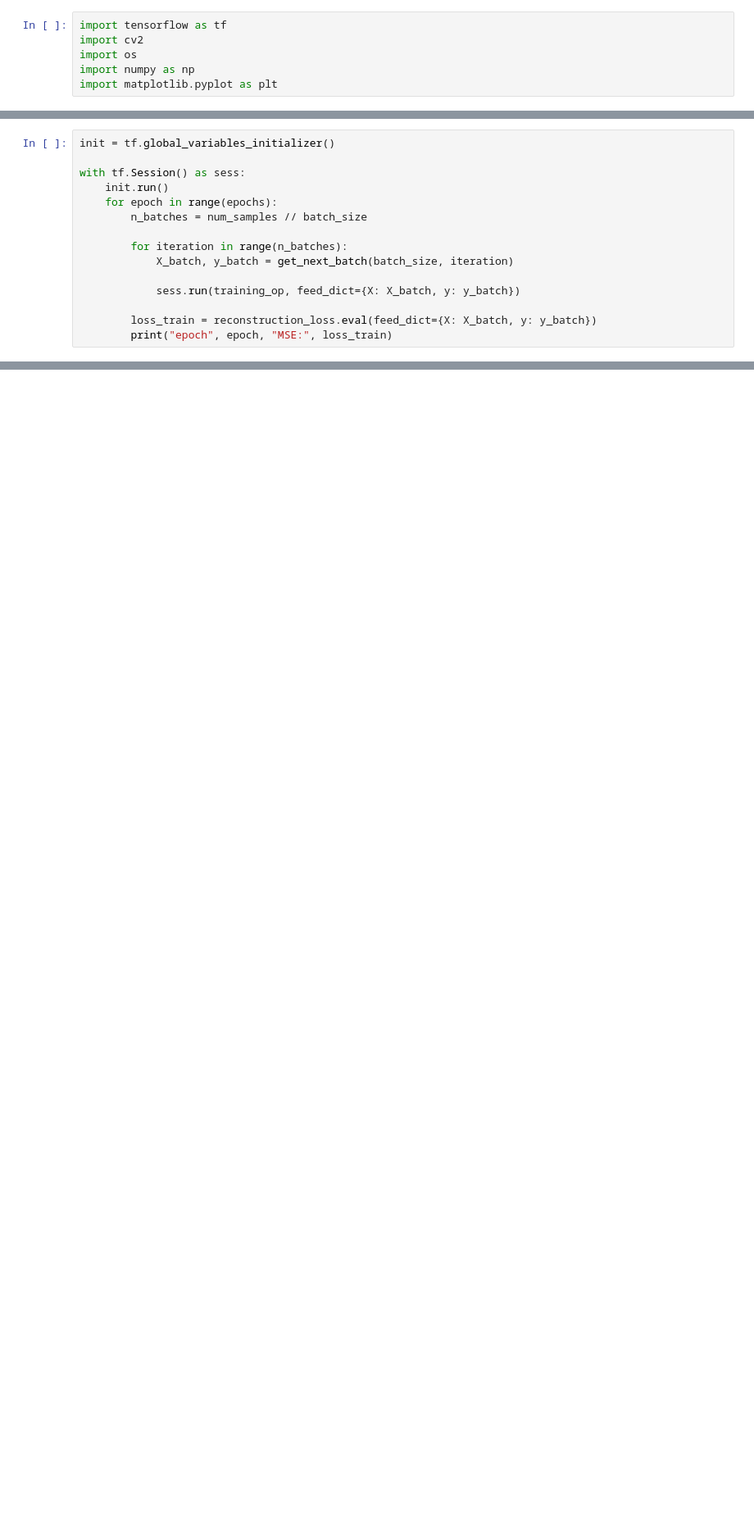
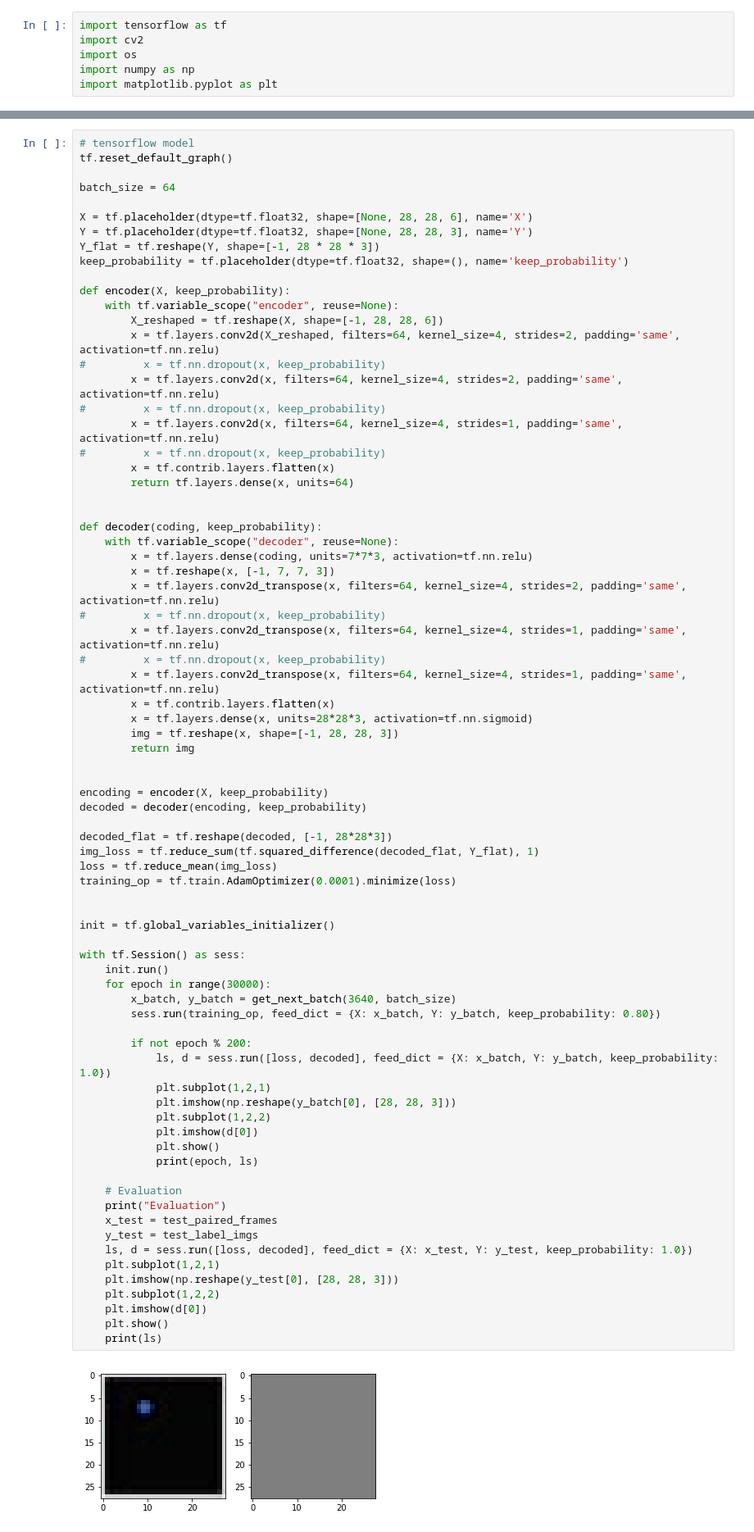
Before and after one commit to Miaplacidus/intuitive_physics_net, a Jupyter notebook: physics_net.ipynb, the cells around one changed output, grey strips where cells are left out. Shown at 82% size. Saved outputs shown, nothing was run; the diff lists cells and outputs as text; blank space fills up the shorter version.

```diff
--- a/physics_net.ipynb
+++ b/physics_net.ipynb
@@ -161,15 +74,0 @@ def get_next_batch(batch_size, iteration):
-# %%
-init = tf.global_variables_initializer()
-
-with tf.Session() as sess:
-    init.run()
-    for epoch in range(epochs):
-        n_batches = num_samples // batch_size
-
-        for iteration in range(n_batches):
-            X_batch, y_batch = get_next_batch(batch_size, iteration)
-
-            sess.run(training_op, feed_dict={X: X_batch, y: y_batch})
-
-        loss_train = reconstruction_loss.eval(feed_dict={X: X_batch, y: y_batch})
-        print("epoch", epoch, "MSE:", loss_train)
@@ -181,0 +75,78 @@ epoch 4 MSE: 290.049
+# %%
+# tensorflow model
+tf.reset_default_graph()
+
+batch_size = 64
+
+X = tf.placeholder(dtype=tf.float32, shape=[None, 28, 28, 6], name='X')
+Y = tf.placeholder(dtype=tf.float32, shape=[None, 28, 28, 3], name='Y')
+Y_flat = tf.reshape(Y, shape=[-1, 28 * 28 * 3])
+keep_probability = tf.placeholder(dtype=tf.float32, shape=(), name='keep_probability')
+
+def encoder(X, keep_probability):
+    with tf.variable_scope("encoder", reuse=None):
+        X_reshaped = tf.reshape(X, shape=[-1, 28, 28, 6])
+        x = tf.layers.conv2d(X_reshaped, filters=64, kernel_size=4, strides=2, padding='same', activation=tf.nn.relu)
+#         x = tf.nn.dropout(x, keep_probability)
+        x = tf.layers.conv2d(x, filters=64, kernel_size=4, strides=2, padding='same', activation=tf.nn.relu)
+#         x = tf.nn.dropout(x, keep_probability)
+        x = tf.layers.conv2d(x, filters=64, kernel_size=4, strides=1, padding='same', activation=tf.nn.relu)
+#         x = tf.nn.dropout(x, keep_probability)
+        x = tf.contrib.layers.flatten(x)
+        return tf.layers.dense(x, units=64)
+
+
+def decoder(coding, keep_probability):
+    with tf.variable_scope("decoder", reuse=None):
+        x = tf.layers.dense(coding, units=7*7*3, activation=tf.nn.relu)
+        x = tf.reshape(x, [-1, 7, 7, 3])
+        x = tf.layers.conv2d_transpose(x, filters=64, kernel_size=4, strides=2, padding='same', activation=tf.nn.relu)
+#         x = tf.nn.dropout(x, keep_probability)
+        x = tf.layers.conv2d_transpose(x, filters=64, kernel_size=4, strides=1, padding='same', activation=tf.nn.relu)
+#         x = tf.nn.dropout(x, keep_probability)
+        x = tf.layers.conv2d_transpose(x, filters=64, kernel_size=4, strides=1, padding='same', activation=tf.nn.relu)
+        x = tf.contrib.layers.flatten(x)
+        x = tf.layers.dense(x, units=28*28*3, activation=tf.nn.sigmoid)
+        img = tf.reshape(x, shape=[-1, 28, 28, 3])
+        return img
+
+
+encoding = encoder(X, keep_probability)
+decoded = decoder(encoding, keep_probability)
+
+decoded_flat = tf.reshape(decoded, [-1, 28*28*3])
+img_loss = tf.reduce_sum(tf.squared_difference(decoded_flat, Y_flat), 1)
+loss = tf.reduce_mean(img_loss)
+training_op = tf.train.AdamOptimizer(0.0001).minimize(loss)
+
+
+init = tf.global_variables_initializer()
+
+with tf.Session() as sess:
+    init.run()
+    for epoch in range(30000):
+        x_batch, y_batch = get_next_batch(3640, batch_size)
+        sess.run(training_op, feed_dict = {X: x_batch, Y: y_batch, keep_probability: 0.80})
+
+        if not epoch % 200:
+            ls, d = sess.run([loss, decoded], feed_dict = {X: x_batch, Y: y_batch, keep_probability: 1.0})
+            plt.subplot(1,2,1)
+            plt.imshow(np.reshape(y_batch[0], [28, 28, 3]))
+            plt.subplot(1,2,2)
+            plt.imshow(d[0])
+            plt.show()
+            print(epoch, ls)
+
+    # Evaluation
+    print("Evaluation")
+    x_test = test_paired_frames
+    y_test = test_label_imgs
+    ls, d = sess.run([loss, decoded], feed_dict = {X: x_test, Y: y_test, keep_probability: 1.0})
+    plt.subplot(1,2,1)
+    plt.imshow(np.reshape(y_test[0], [28, 28, 3]))
+    plt.subplot(1,2,2)
+    plt.imshow(d[0])
+    plt.show()
+    print(ls)
+# %% [output]
+[figure, added]
```
Also changed, not shown: parts of 20 cells of this notebook, 3 other files.
